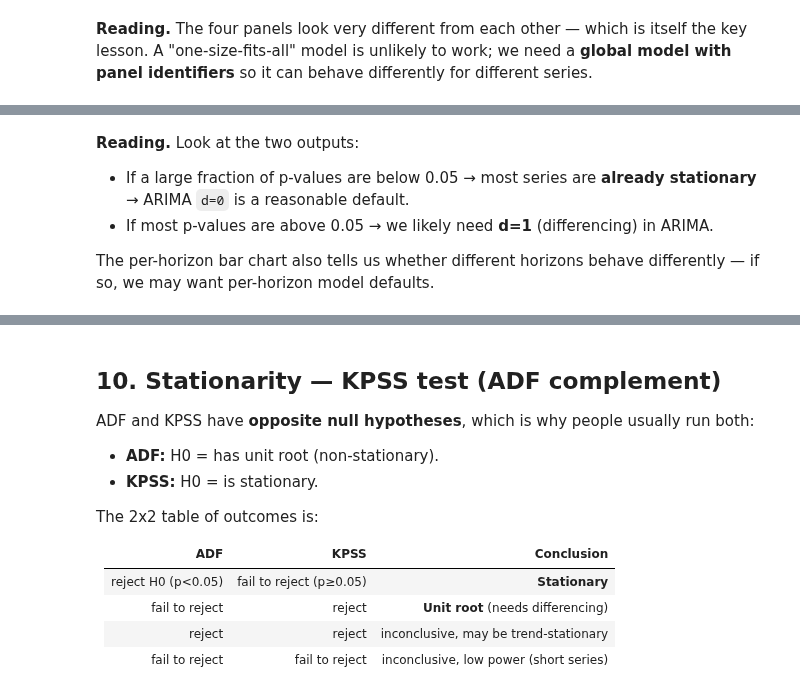
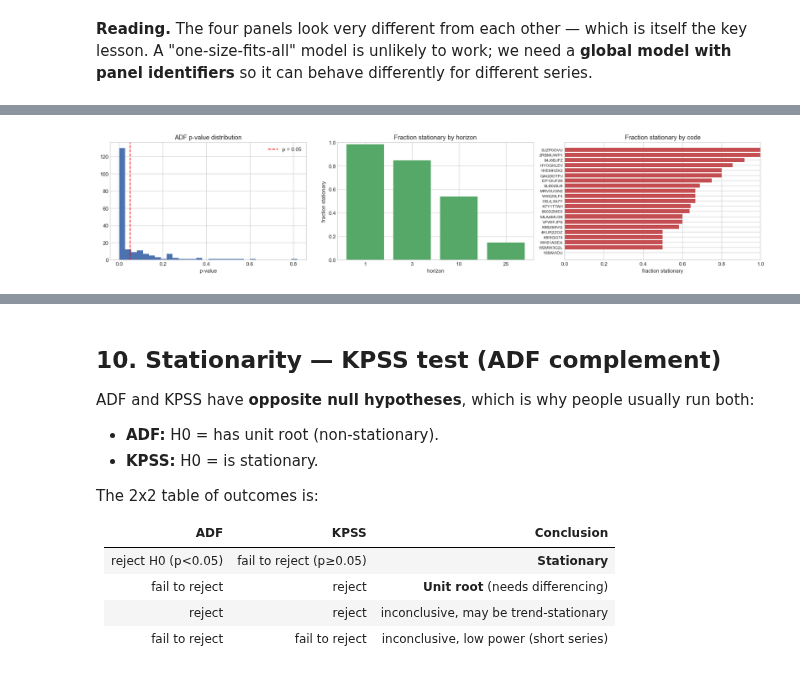
Before and after one commit to jeetrex17/ts-forecasting-project, a Jupyter notebook: notebooks/01_EDA_claude.ipynb, the cells around one changed output, grey strips where cells are left out. Drawn from its saved outputs; the diff is of its cells as text; code cells hidden in the pictures.

```diff
--- a/notebooks/01_EDA_claude.ipynb
+++ b/notebooks/01_EDA_claude.ipynb
@@ -303,12 +399,21 @@ def safe_adf(series):
     except Exception:
         return np.nan, np.nan
 
+# A series is uniquely defined by (code, sub_code, sub_category, horizon).
+# We store all four keys on each ADF row so every result points back to its series.
 adf_rows = []
 for _, row in sample_ids.iterrows():
     s = get_series(row)
     stat, pv = safe_adf(s['y_target'])
-    adf_rows.append({'horizon': row['horizon'], 'sub_category': row['sub_category'],
-                     'length': row['length'], 'adf_stat': stat, 'adf_p': pv})
+    adf_rows.append({
+        'code': row['code'],
+        'sub_code': row['sub_code'],
+        'sub_category': row['sub_category'],
+        'horizon': row['horizon'],
+        'length': row['length'],
+        'adf_stat': stat,
+        'adf_p': pv,
+    })
 adf_df = pd.DataFrame(adf_rows)
 adf_df['stationary_5pct'] = adf_df['adf_p'] < 0.05
 
@@ -320,24 +436,31 @@ adf_df.head()
 # %%
-fig, axes = plt.subplots(1, 2, figsize=(13, 4))
+fig, axes = plt.subplots(1, 3, figsize=(18, 4))
 
+# (1) p-value distribution
 axes[0].hist(adf_df['adf_p'].dropna(), bins=30, color='#4C72B0')
 axes[0].axvline(0.05, color='red', linestyle='--', label='p = 0.05')
 axes[0].set_title('ADF p-value distribution')
 axes[0].set_xlabel('p-value')
 axes[0].legend()
 
+# (2) breakdown by horizon (4 bars)
 by_horizon = adf_df.groupby('horizon')['stationary_5pct'].mean()
 axes[1].bar(by_horizon.index.astype(str), by_horizon.values, color='#55A868')
-axes[1].set_title('Fraction of series stationary (ADF p<0.05) by horizon')
+axes[1].set_title('Fraction stationary by horizon')
 axes[1].set_xlabel('horizon')
 axes[1].set_ylabel('fraction stationary')
 axes[1].set_ylim(0, 1)
 
+# (3) breakdown by code (up to 23 bars) — code is the primary series identifier
+by_code = adf_df.groupby('code')['stationary_5pct'].mean().sort_values()
+axes[2].barh(range(len(by_code)), by_code.values, color='#C44E52')
+axes[2].set_yticks(range(len(by_code)))
+axes[2].set_yticklabels(by_code.index, fontsize=8)
+axes[2].set_title('Fraction stationary by code')
+axes[2].set_xlabel('fraction stationary')
+axes[2].set_xlim(0, 1)
+
 plt.tight_layout()
 plt.show()
+# %% [output]
+[figure, added]
-# %% [markdown]
-**Reading.** Look at the two outputs:
-- If a large fraction of p-values are below 0.05 → most series are **already stationary** → ARIMA `d=0` is a reasonable default.
-- If most p-values are above 0.05 → we likely need **d=1** (differencing) in ARIMA.
-
-The per-horizon bar chart also tells us whether different horizons behave differently — if so, we may want per-horizon model defaults.
```
Also changed, not shown: parts of 32 cells of this notebook.
